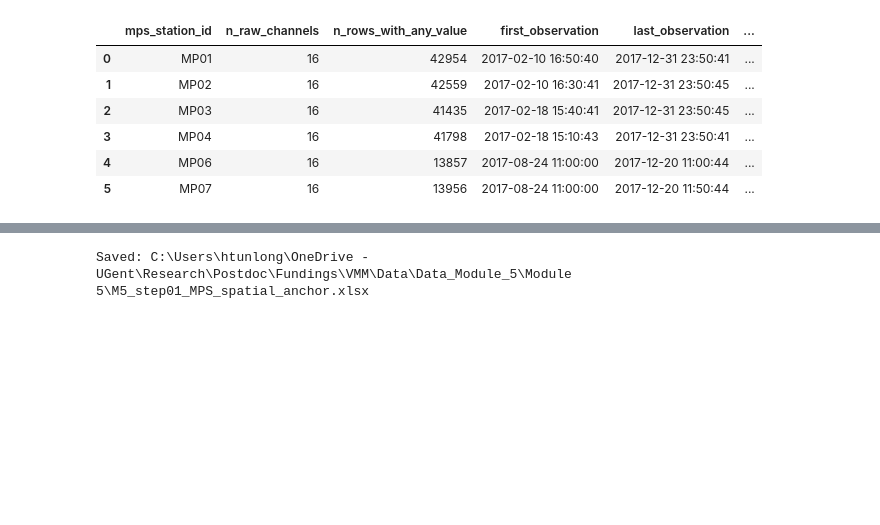
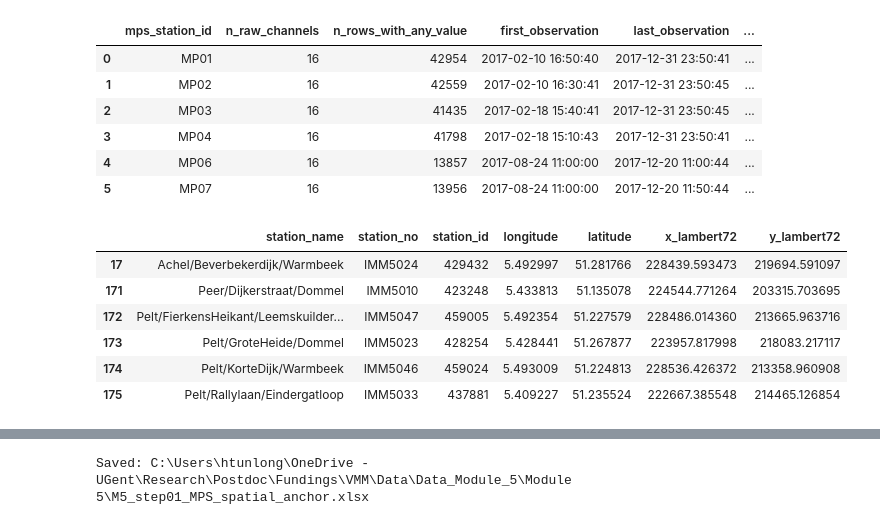
Before and after one commit to longhotuan/DT, a Jupyter notebook: MPS_based_spatial_analysis.ipynb, the cells around one changed output, grey strips where cells are left out. Saved outputs shown, nothing was run; the diff lists cells and outputs as text; code cells hidden in the pictures; blank space fills up the shorter version.

```diff
--- a/MPS_based_spatial_analysis.ipynb
+++ b/MPS_based_spatial_analysis.ipynb
@@ -224,4 +225,60 @@ coverage
 | 3 | MP04 | 16 | 41798 | 2017-02-18 15:10:43 | 2017-12-31 23:50:41 | ... |
 | 4 | MP06 | 16 | 13857 | 2017-08-24 11:00:00 | 2017-12-20 11:00:44 | ... |
 | 5 | MP07 | 16 | 13956 | 2017-08-24 11:00:00 | 2017-12-20 11:50:44 | ... |
+# %%
+def read_mps_gpkg_locations(path):
+    """
+    Read the MPS station coordinate file.
+
+    The GPKG is in EPSG:4326.
+    We also convert it to Belgian Lambert 72, EPSG:31370,
+    because the ICM hydraulic coordinates are in metres.
+    """
+    gdf = gpd.read_file(path)
+
+    gdf["latitude"] = pd.to_numeric(gdf["station_latitude"], errors="coerce")
+    gdf["longitude"] = pd.to_numeric(gdf["station_longitude"], errors="coerce")
+
+    lambert = gdf.to_crs(31370)
+
+    gdf["x_lambert72"] = lambert.geometry.x
+    gdf["y_lambert72"] = lambert.geometry.y
+
+    return gdf
+
+
+def filter_project_area_stations(gdf):
+    """
+    Keep stations in the Dommel-Warmbeek project area.
+
+    This bounding box is only used to keep the table readable.
+    """
+    in_lon_range = gdf["longitude"].between(5.20, 5.60)
+    in_lat_range = gdf["latitude"].between(51.10, 51.35)
+
+    return gdf[in_lon_range & in_lat_range].copy()
+
+
+mps_gpkg = read_mps_gpkg_locations(MPS_GPKG)
+project_gpkg = filter_project_area_stations(mps_gpkg)
+
+project_gpkg[
+    [
+        "station_name",
+        "station_no",
+        "station_id",
+        "longitude",
+        "latitude",
+        "x_lambert72",
+        "y_lambert72",
+    ]
+].sort_values("station_name")
+# %% [output]
+|  | station_name | station_no | station_id | longitude | latitude | x_lambert72 | y_lambert72 |
+| 17 | Achel/Beverbekerdijk/Warmbeek | IMM5024 | 429432 | 5.492997 | 51.281766 | 228439.593473 | 219694.591097 |
+| 171 | Peer/Dijkerstraat/Dommel | IMM5010 | 423248 | 5.433813 | 51.135078 | 224544.771264 | 203315.703695 |
+| 172 | Pelt/FierkensHeikant/Leemskuilder... | IMM5047 | 459005 | 5.492354 | 51.227579 | 228486.014360 | 213665.963716 |
+| 173 | Pelt/GroteHeide/Dommel | IMM5023 | 428254 | 5.428441 | 51.267877 | 223957.817998 | 218083.217117 |
+| 174 | Pelt/KorteDijk/Warmbeek | IMM5046 | 459024 | 5.493009 | 51.224813 | 228536.426372 | 213358.960908 |
+| 175 | Pelt/Rallylaan/Eindergatloop | IMM5033 | 437881 | 5.409227 | 51.235524 | 222667.385548 | 214465.126854 |
 # %%
```
Also changed, not shown: parts of 7 cells of this notebook, 1 other file.
